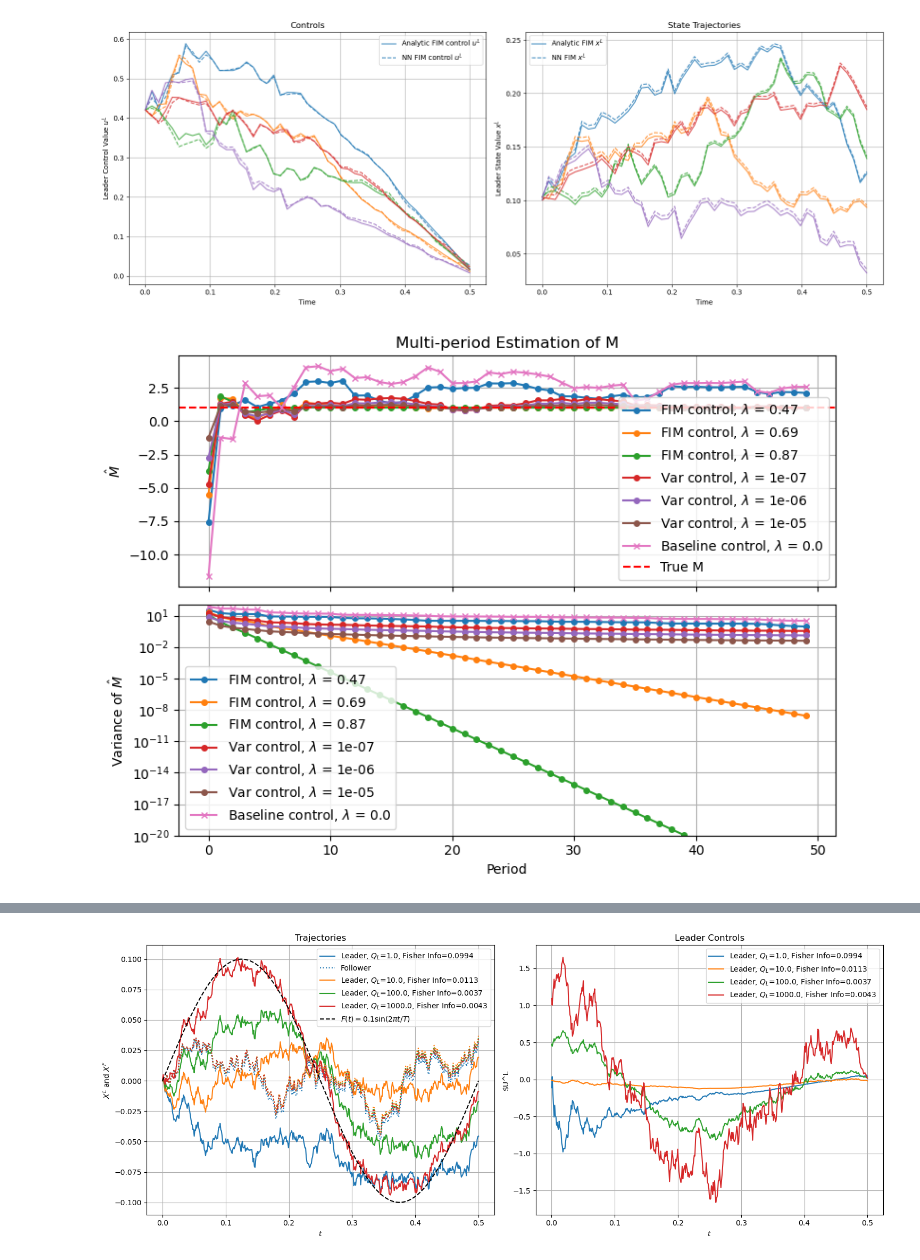
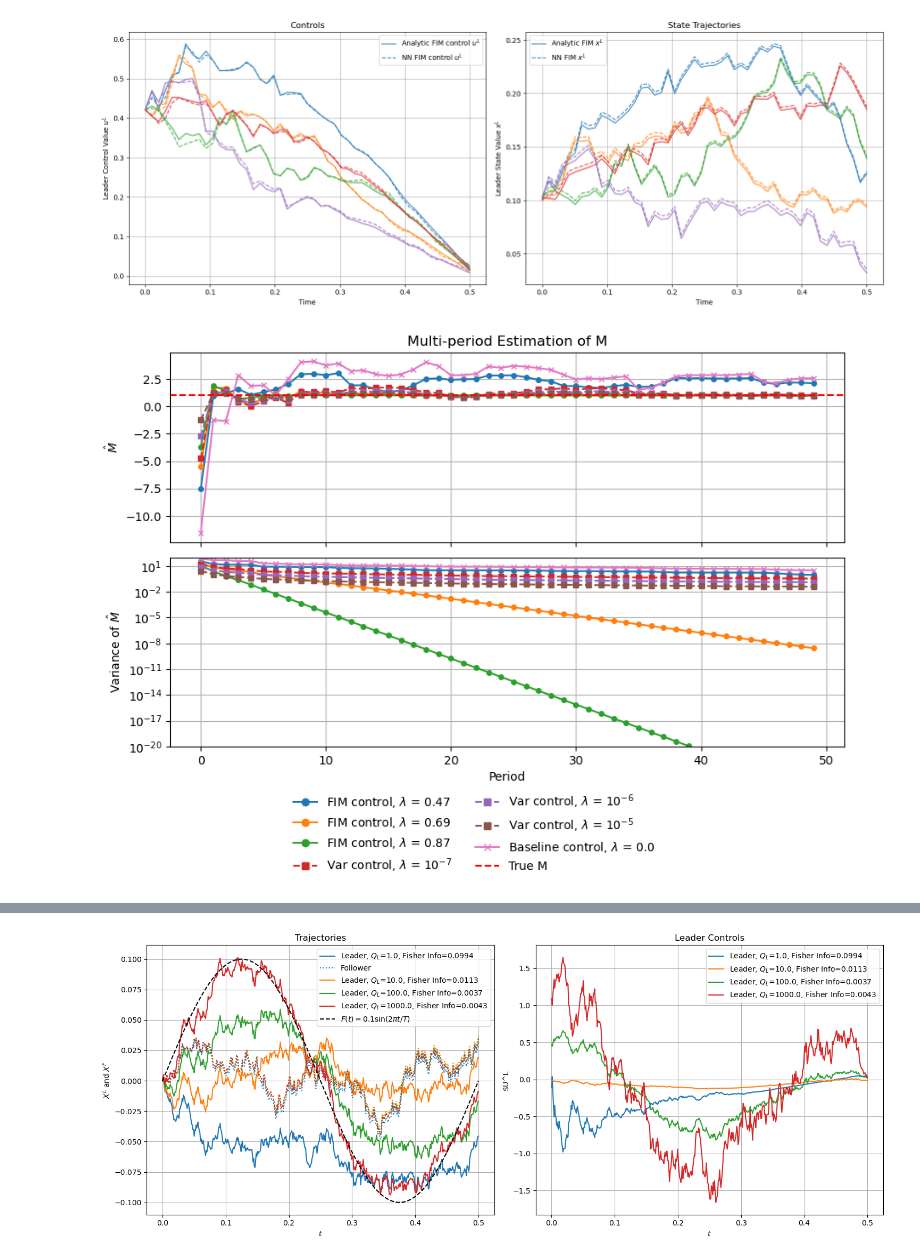
Before and after one commit to dralston78/Strategic-Inference-Stackelberg-Games, a Jupyter notebook: src/experiments.ipynb, the cells around one changed output, grey strips where cells are left out. Drawn from its saved outputs; the diff is of its cells as text; code cells hidden in the pictures.

Commit message:
plotting updates

```diff
--- a/src/experiments.ipynb
+++ b/src/experiments.ipynb
@@ -197,8 +197,10 @@ for val in analy_lamb_L_vals:
         running_var.append(new_var_est)
         curr_X_L_0 = X_L[0, -1].item()
         curr_X_F_0 = X_F[0, -1].item()
-    estM[f"FIM control, $\lambda$ = {val}"] = running_estM[1:]  # skip the initial 0
-    varM[f"FIM control, $\lambda$ = {val}"] = running_var[1:]  # skip the initial 0
+    estM[val] = running_estM[1:]
+    varM[val] = running_var[1:]
+    # estM[f"FIM control, $\lambda$ = {val}"] = running_estM[1:]
+    # varM[f"FIM control, $\lambda$ = {val}"] = running_var[1:]
     # plt.plot(running_estM[1:])
     # plt.plot(running_var[1:])
 
@@ -260,49 +262,109 @@ for lam_exact_val, weight_file in net_weight_files:
         f_grid = compute_f_grid(params)
         g = compute_b_grid(params, a_grid, X_L) / params.M_true
         num_first = int_trapz(f_grid[1:] * g * X_F, params.dt)
         num_second = sum([g[0, j] * (X_F[0, j+1] - X_F[0, j]) for j in range(X_F.shape[1] - 1)])
         denom = int_trapz((params.B_F**2/params.R_F) * (g**2), params.dt)
         curr_M = (num_first - num_second) / denom
         running_prec.append(running_prec[-1] + int_trapz(g**2, params.dt))
         new_M_est = (running_prec[-2]/ running_prec[-1]) * running_estM[-1] + (int_trapz(g**2, params.dt) / running_prec[-1]) * curr_M
         new_var_est = ((params.sig_F**2 * params.R_F**2)/(params.B_F**4)) * (1/running_prec[-1])
         if torch.isnan(new_M_est):
             new_M_est = running_estM[-1]
         if torch.isnan(new_var_est):
             new_var_est = running_var[-1]
         running_estM.append(new_M_est)
         running_var.append(new_var_est)
         curr_X_L_0 = X_L[0, -1].item()
         curr_X_F_0 = X_F[0, -1].item()
-    estM[f"Var control, $\lambda$ = {lam_exact_val}"] = running_estM[1:]  # skip the initial 0
-    varM[f"Var control, $\lambda$ = {lam_exact_val}"] = running_var[1:]  # skip the initial
+    estM[lam_exact_val] = running_estM[1:]
+    varM[lam_exact_val] = running_var[1:]
+    # estM[f"Var control, $\lambda$ = {lam_exact_val}"] = running_estM[1:]
+    # varM[f"Var control, $\lambda$ = {lam_exact_val}"] = running_var[1:]
 
 
-fig, (ax1, ax2) = plt.subplots(2, 1, figsize=(8, 6), sharex=True)
-for lam_exact_val, running_estM in estM.items():
-    ax1.plot(running_estM, label=f"{lam_exact_val}", marker='o', markersize=4)
-for lam_exact_val, running_var in varM.items():
-    ax2.plot(running_var, label=f"{lam_exact_val}", marker='o', markersize=4)
+# fig, (ax1, ax2) = plt.subplots(2, 1, figsize=(8, 6), sharex=True)
+# for lam_exact_val, running_estM in estM.items():
+#     ax1.plot(running_estM, label=f"{lam_exact_val}", marker='o', markersize=4)
+# for lam_exact_val, running_var in varM.items():
+#     ax2.plot(running_var, label=f"{lam_exact_val}", marker='o', markersize=4)
 
-ax1.plot(baseline_estM, label="Baseline control, $\lambda$ = 0.0", marker='x', markersize=4)
-ax2.plot(baseline_varM, label="Baseline control, $\lambda$ = 0.0", marker='x', markersize=4)
+# ax1.plot(baseline_estM, label="Baseline control, $\lambda$ = 0.0", marker='x', markersize=4)
+# ax2.plot(baseline_varM, label="Baseline control, $\lambda$ = 0.0", marker='x', markersize=4)
 
-ax1.set_ylabel('$\hat{M}$')
-ax2.set_ylabel('Variance of $\hat{M}$')
+# ax1.set_ylabel('$\hat{M}$')
+# ax2.set_ylabel('Variance of $\hat{M}$')
+# ax1.axhline(params.M_true, color='red', linestyle='--', label='True M')
+# ax1.set_title('Multi-period Estimation of M')
+# ax1.legend()
+# ax2.set_xlabel('Period')
+# ax2.set_yscale('log')
+# # limit y axis
+# ax2.set_ylim(1e-20, 1e2)
+# ax2.legend()
+# ax2.grid(True)
+# ax1.grid(True)
+# plt.tight_layout()
+# plt.show()
+
+from matplotlib.lines import Line2D
+
+fig, (ax1, ax2) = plt.subplots(2, 1, figsize=(9, 6), sharex=True)
+
+# Define custom styles
+fim_colors = ['tab:blue', 'tab:orange', 'tab:green']
+var_colors = ['tab:red', 'tab:purple', 'tab:brown']
+baseline_color = 'tab:pink'
+
+fim_lambdas = analy_lamb_L_vals
+var_lambdas = [val for val, _ in net_weight_files]
+
+
+# --- Plot mean estimates ---
+for color, lam in zip(fim_colors, fim_lambdas):
+    ax1.plot(estM[lam], label=rf'FIM control, $\lambda$ = {lam}', color=color, linestyle='-', marker='o', markersize=4)
+for color, lam in zip(var_colors, var_lambdas):
+    ax1.plot(estM[lam], label=rf'Var control, $\lambda$ = {lam:.0e}', color=color, linestyle='--', marker='s', markersize=4)
+
+ax1.plot(baseline_estM, label=r'Baseline control, $\lambda$ = 0.0', color=baseline_color, linestyle='-', marker='x', markersize=4)
 ax1.axhline(params.M_true, color='red', linestyle='--', label='True M')
+
+ax1.set_ylabel(r'$\hat{M}$')
 ax1.set_title('Multi-period Estimation of M')
-ax1.legend()
+ax1.grid(True)
+
+# --- Plot variance estimates ---
+for color, lam in zip(fim_colors, fim_lambdas):
+    ax2.plot(varM[lam], label=rf'FIM control, $\lambda$ = {lam}', color=color, linestyle='-', marker='o', markersize=4)
+for color, lam in zip(var_colors, var_lambdas):
+    ax2.plot(varM[lam], label=rf'Var control, $\lambda$ = {lam:.0e}', color=color, linestyle='--', marker='s', markersize=4)
+
+ax2.plot(baseline_varM, label=r'Baseline control, $\lambda$ = 0.0', color=baseline_color, linestyle='-', marker='x', markersize=4)
+ax2.set_ylabel(r'Variance of $\hat{M}$')
 ax2.set_xlabel('Period')
 ax2.set_yscale('log')
-# limit y axis
 ax2.set_ylim(1e-20, 1e2)
-ax2.legend()
 ax2.grid(True)
-ax1.grid(True)
+
+# --- Custom Legend ---
+handles = [
+    Line2D([0], [0], color='tab:blue', marker='o', label=r'FIM control, $\lambda$ = 0.47'),
+    Line2D([0], [0], color='tab:orange', marker='o', label=r'FIM control, $\lambda$ = 0.69'),
+    Line2D([0], [0], color='tab:green', marker='o', label=r'FIM control, $\lambda$ = 0.87'),
+    Line2D([0], [0], color='tab:red', linestyle='--', marker='s', label=r'Var control, $\lambda$ = $10^{-7}$'),
+    Line2D([0], [0], color='tab:purple', linestyle='--', marker='s', label=r'Var control, $\lambda$ = $10^{-6}$'),
+    Line2D([0], [0], color='tab:brown', linestyle='--', marker='s', label=r'Var control, $\lambda$ = $10^{-5}$'),
+    Line2D([0], [0], color='tab:pink', marker='x', label=r'Baseline control, $\lambda$ = 0.0'),
+    Line2D([0], [0], color='red', linestyle='--', label='True M')
+]
+
+# Place single legend below both plots
+fig.legend(handles=handles, loc='upper center', bbox_to_anchor=(0.5, 0.1), ncol=2, frameon=False)
+
 plt.tight_layout()
+plt.subplots_adjust(bottom=0.17)  # Add space for the legend
 plt.show()
 # %% [output]
-[figure, old version]
+[figure, new version]
 # %%
 # single period monte carlo estimation of parameter M
 def F(x):
```
Also changed, not shown: parts of 3 cells of this notebook, 1 other file.
